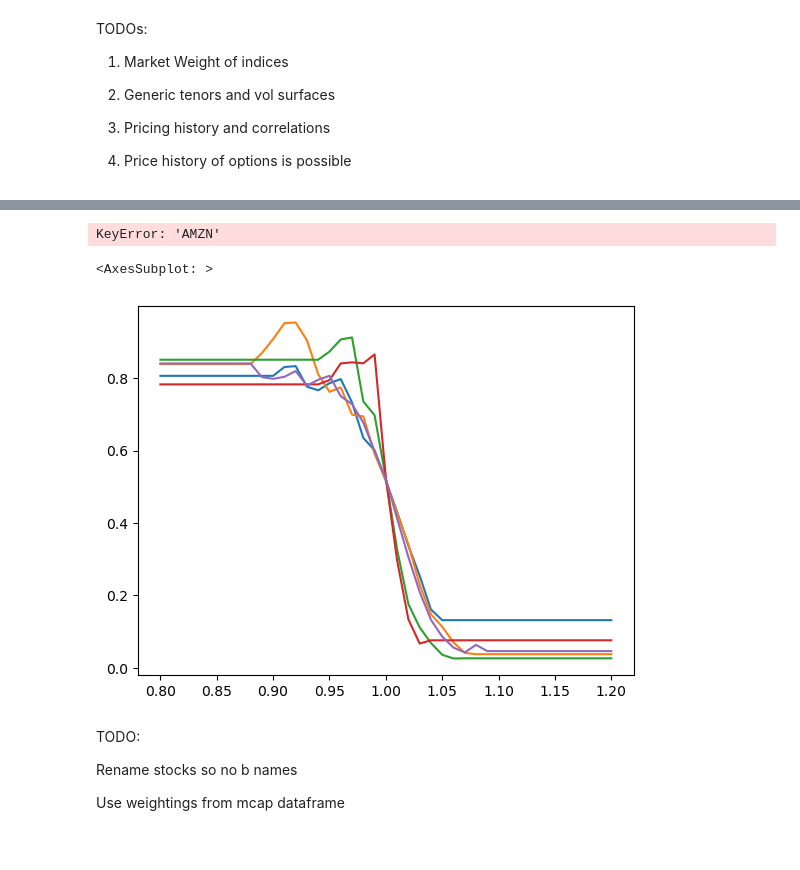
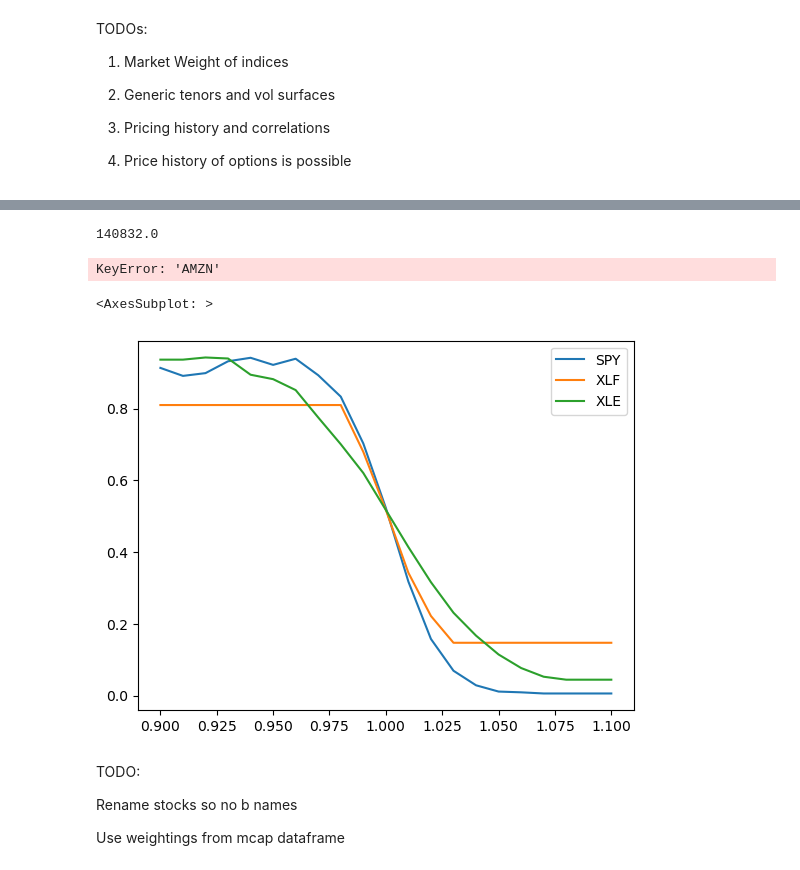
Before and after one commit to BenBowring/OptionSite, a Jupyter notebook: polygon_create.ipynb, the cells around one changed output, grey strips where cells are left out. Drawn from its saved outputs; the diff is of its cells as text; code cells hidden in the pictures.

```diff
--- a/polygon_create.ipynb
+++ b/polygon_create.ipynb
@@ -30,7 +30,7 @@ names = [name.replace(".", "-") for name in stock_data.Symbol]
 stock_data['Symbol'] = names
 name_query = " ".join(names)
 # %%
-names = ['XLC', 'XLY', 'XLV', 'XLP', 'XLK']
+names = ['SPY', 'XLF', 'XLE']
 name_query = " ".join(names)
 # %%
 pd.DataFrame(names)
@@ -69,11 +67,11 @@ for ticker in tqdm(names):
     query_url = chain_slug + ticker + '/'
     spot = px['Adj Close'][ticker].iloc[-1]
 
-    low_strike = 0.7 * spot
-    high_strike = 1.3 * spot
+    low_strike = 0.6 * spot
+    high_strike = 1.4 * spot
 
-    payload = {'expiration_date.gte': '2023-06-16', 'strike_price.gte': low_strike,
-    'strike_price.lte': high_strike, 'limit': 100}
+    payload = {'expiration_date': '2023-06-16', 'strike_price.gte': low_strike,
+    'strike_price.lte': high_strike, 'contract_type': 'call', 'limit': 250}
 
     r = requests.get(query_url, headers={"Authorization": "Bearer VWfadof1oP5Ot4m7XZ0k1jA2CYBmdtgr"}, params = payload)
 
@@ -118,5 +116,5 @@ df
 # %%
-delta_df = get_delta_values(df)
+delta_df = get_delta_values(df[(df['volume'] > 1)])
 # %%
 date_list = []
 delta_list = []
@@ -142,12 +140,16 @@ delta_df['expiry_days'] = (today - t_dt.date()).days
 delta_df['update_dt'] = date_list
 delta_df['delta_days'] = delta_list
 delta_df['isLive'] = delta_df['delta_days'].apply(lambda x: (x < 14))
+# %%
+delta_df[delta_df['callput'] == 'call']['volume'].sum()
+# %% [output]
+140832.0
 # %%
 delta_df['delta_calc'] = delta_df.delta_calc.mask(~delta_df.isLive)
 # %%
 d_curve = delta_df[delta_df['callput'] == 'call']
 d_curve = d_curve[d_curve['delta_calc'].notna()]
-rebase_index = np.arange(0.8,1.201,0.01)
+rebase_index = np.arange(0.9,1.101,0.01)
 # %%
 curves = pd.DataFrame()
 
@@ -169,10 +171,10 @@ curve_df['AMZN']
 # %% [output]
 KeyError: 'AMZN'
 # %%
-curve_df.plot(legend = False)
+curve_df.plot(legend = True)
 # %% [output]
 <AxesSubplot: >
-[figure, old version]
+[figure, new version]
 # %% [markdown]
 TODO:
 
```
Also changed, not shown: parts of 5 cells of this notebook, 2 other files.
